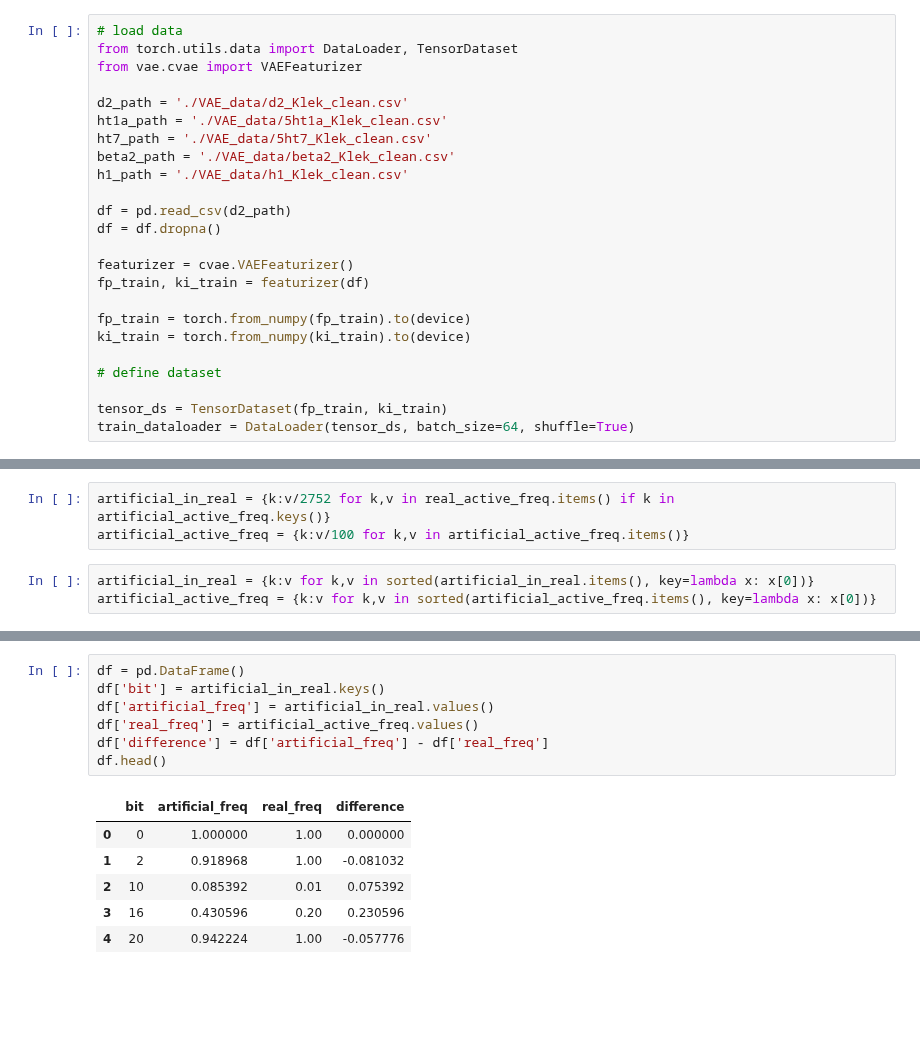
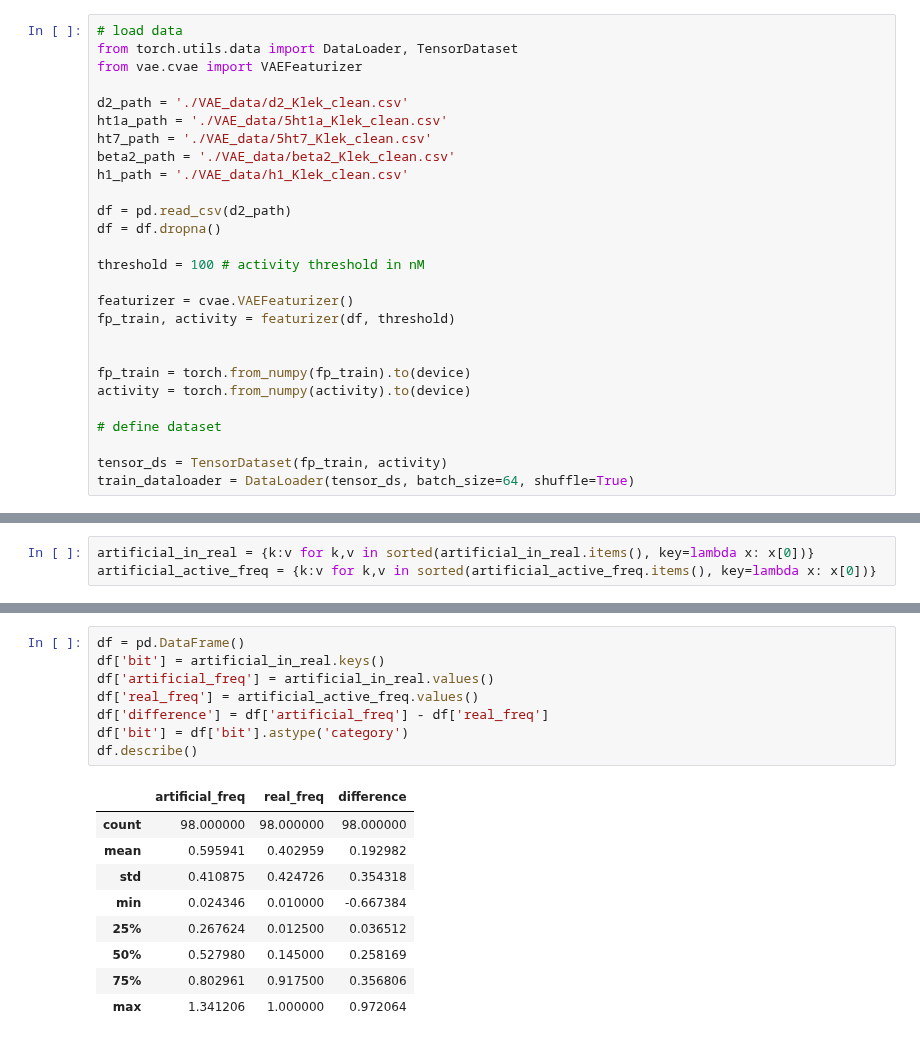
Before and after one commit to asiomchen/mldd23_project1, a Jupyter notebook: VAE.ipynb, the cells around one changed output, grey strips where cells are left out. Cells and saved outputs as stored; diff of their text form; blank space fills up the shorter version.

```diff
--- a/VAE.ipynb
+++ b/VAE.ipynb
@@ -24,15 +24,18 @@ h1_path = './VAE_data/h1_Klek_clean.csv'
 df = pd.read_csv(d2_path)
 df = df.dropna()
 
+threshold = 100 # activity threshold in nM
+
 featurizer = cvae.VAEFeaturizer()
-fp_train, ki_train = featurizer(df)
+fp_train, activity = featurizer(df, threshold)
+
 
 fp_train = torch.from_numpy(fp_train).to(device)
-ki_train = torch.from_numpy(ki_train).to(device)
+activity = torch.from_numpy(activity).to(device)
 
 # define dataset
 
-tensor_ds = TensorDataset(fp_train, ki_train)
+tensor_ds = TensorDataset(fp_train, activity)
 train_dataloader = DataLoader(tensor_ds, batch_size=64, shuffle=True)
 # %% [markdown]
 ### CVAE
@@ -158,6 +167,3 @@ NameError: name 'activity' is not defined
-# %%
-artificial_in_real = {k:v/2752 for k,v in real_active_freq.items() if k in artificial_active_freq.keys()}
-artificial_active_freq = {k:v/100 for k,v in artificial_active_freq.items()}
 # %%
 artificial_in_real = {k:v for k,v in sorted(artificial_in_real.items(), key=lambda x: x[0])}
 artificial_active_freq = {k:v for k,v in sorted(artificial_active_freq.items(), key=lambda x: x[0])}
@@ -184,14 +170,18 @@ artificial_in_real
 # %%
 df = pd.DataFrame()
 df['bit'] = artificial_in_real.keys()
 df['artificial_freq'] = artificial_in_real.values()
 df['real_freq'] = artificial_active_freq.values()
 df['difference'] = df['artificial_freq'] - df['real_freq']
-df.head()
+df['bit'] = df['bit'].astype('category')
+df.describe()
 # %% [output]
-|  | bit | artificial_freq | real_freq | difference |
-| 0 | 0 | 1.000000 | 1.00 | 0.000000 |
-| 1 | 2 | 0.918968 | 1.00 | -0.081032 |
-| 2 | 10 | 0.085392 | 0.01 | 0.075392 |
-| 3 | 16 | 0.430596 | 0.20 | 0.230596 |
-| 4 | 20 | 0.942224 | 1.00 | -0.057776 |
+|  | artificial_freq | real_freq | difference |
+| count | 98.000000 | 98.000000 | 98.000000 |
+| mean | 0.595941 | 0.402959 | 0.192982 |
+| std | 0.410875 | 0.424726 | 0.354318 |
+| min | 0.024346 | 0.010000 | -0.667384 |
+| 25% | 0.267624 | 0.012500 | 0.036512 |
+| 50% | 0.527980 | 0.145000 | 0.258169 |
+| 75% | 0.802961 | 0.917500 | 0.356806 |
+| max | 1.341206 | 1.000000 | 0.972064 |
```
Also changed, not shown: parts of 9 cells of this notebook.
